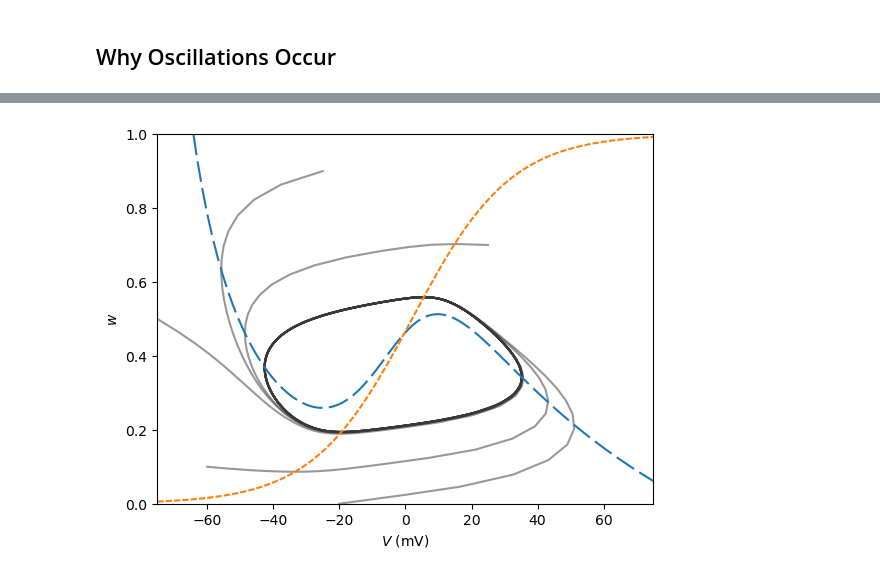
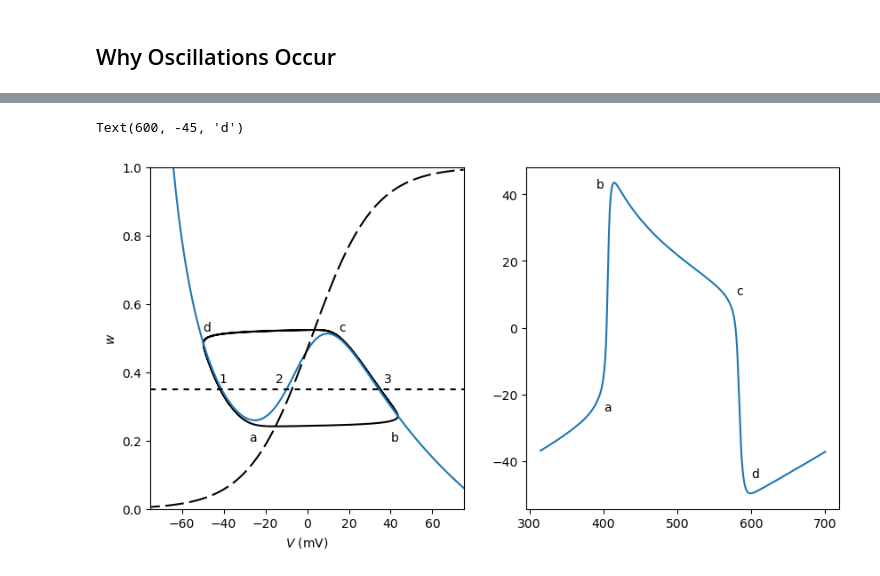
Before and after one commit to mornevwyk/Computational-Cell-Biology, a Jupyter notebook: Voltage Gated Ion Currents/2.4 Morris-Lecar Model.ipynb, the cells around one changed output, grey strips where cells are left out. Drawn from its saved outputs; the diff is of its cells as text; code cells hidden in the pictures.

```diff
--- a/Voltage Gated Ion Currents/2.4 Morris-Lecar Model.ipynb
+++ b/Voltage Gated Ion Currents/2.4 Morris-Lecar Model.ipynb
@@ -59,11 +59,11 @@ def morris_lecar(t, y, Iapp):
 
     minf = 0.5 * (1 + math.tanh((V - v1)/v2))
     winf = 0.5 * (1 + math.tanh((V - v3)/v4))
-    tau = 1/math.cosh((V - v3)/(2*v4))
+    tau = 1/np.cosh((V - v3)/(2*v4))
 
-    ca_cur = -gCa * minf * (V - VCa)
-    k_cur = -gK * w * (V - VK)
-    leak = -gl * (V - Vl)
+    ca_cur = -1*( gCa * minf * (V - VCa))
+    k_cur = -1*(gK * w * (V - VK))
+    leak = -1*(gl * (V - Vl))
 
     dVdt = (ca_cur + k_cur + leak + Iapp)/cap
     dwdt = phi *(winf - w)/tau
@@ -464,32 +467,66 @@ plt.show()
 # %%
-#Extra
-#alternate method to nullclines
-
-def V_nullcline(V, Iapp):
-    w = sympy.symbols('w', real=True)
+def morris_lecar_slow_w(t, y, Iapp):
+    V, w = y
 
     cap = 20
     VK = -84
     gK = 8
     VCa = 120
     gCa = 4.4
     Vl = -60
     gl = 2
     v1 = -1.2
     v2 = 18
     v3 = 2
     v4 = 30
     phi = 0.04
 
-    minf = 0.5 * (1 + sympy.tanh((V - v1)/v2))
-    winf = 0.5 * (1 + sympy.tanh((V - v3)/v4))
-    tau = 1/sympy.cosh((V - v3)/(2*v4))
+    minf = 0.5 * (1 + np.tanh((V - v1)/v2))
+    winf = 0.5 * (1 + np.tanh((V - v3)/v4))
+    tau = 10*1/np.cosh((V - v3)/(2*v4))
 
     ca_cur = -gCa * minf * (V - VCa)
     k_cur = -gK * w * (V - VK)
     leak = -gl * (V - Vl)
 
     dVdt = (ca_cur + k_cur + leak + Iapp)/cap
     dwdt = phi *(winf - w)/tau
 
-    return [sympy.solve(dVdt,w),sympy.solve(dwdt,w)]
+    return [dVdt, dwdt]
+
+fig, ax = plt.subplots(1,2)
+fig.set_size_inches(10,5)
+
+t = np.linspace(0, 700, 2000)
+initail_conditions = [[-23,0.251]]
+for condition in initail_conditions:
+    sol = solve_ivp(morris_lecar_slow_w, [0,1000], condition, args=(150,), dense_output=True)
+    z = sol.sol(t)
+    ax[0].plot(z.T[100:,0], z.T[100:,1], color=[0,0,0])
+
+ax[0].set_xlim(-75,75)
+ax[0].set_ylim(0,1)
+ax[0].set_ylabel("$w$")
+ax[0].set_xlabel('$V$ (mV)')
+
+ax[0].plot(voltages, V_nullcline_data_I150)
+
+ax[0].plot(voltages, w_nullcline_data, 'black', linestyle=(5, (10, 3)))
+
+ax[0].plot([-75,75], [0.35, 0.35], 'black', linestyle=(0,(3,3)))
+ax[0].text(-28, 0.2, 'a')
+ax[0].text(40, 0.2, 'b')
+ax[0].text(15, 0.52, 'c')
+ax[0].text(-50, 0.52, 'd')
+ax[0].text(-42, 0.37, '1')
+ax[0].text(-15, 0.37, '2')
+ax[0].text(37, 0.37, '3')
+
+ax[1].plot(t[900:], z.T[900:,0])
+ax[1].text(400, -25, 'a')
+ax[1].text(390, 42, 'b')
+ax[1].text(580, 10, 'c')
+ax[1].text(600, -45, 'd')
+# %% [output]
+Text(600, -45, 'd')
+[figure, added]
@@ -504,16 +532,0 @@ for v in potentials:
-# %%
-initail_conditions = [[-20,0],[-75, 0.5], [-25, 0.9], [25, 0.7], [-60,0.1]]
-for condition in initail_conditions:
-    sol = solve_ivp(morris_lecar, [0,200], condition, args=(150,), dense_output=True)
-    z = sol.sol(t)
-    plt.plot(z.T[:,0], z.T[:,1], color=[.2,.2,.2,.5])
-
-plt.plot(potentials,V_null, linestyle=(5, (10, 3)))
-plt.plot(potentials,w_null, linestyle=(0, (3, 1)))
-plt.xlim(-75,75)
-plt.ylim(0,1)
-plt.xlabel('$V$ (mV)')
-plt.ylabel('$w$')
-plt.show()
-# %% [output]
-[figure, removed]
```
Also changed, not shown: parts of 9 cells of this notebook.
